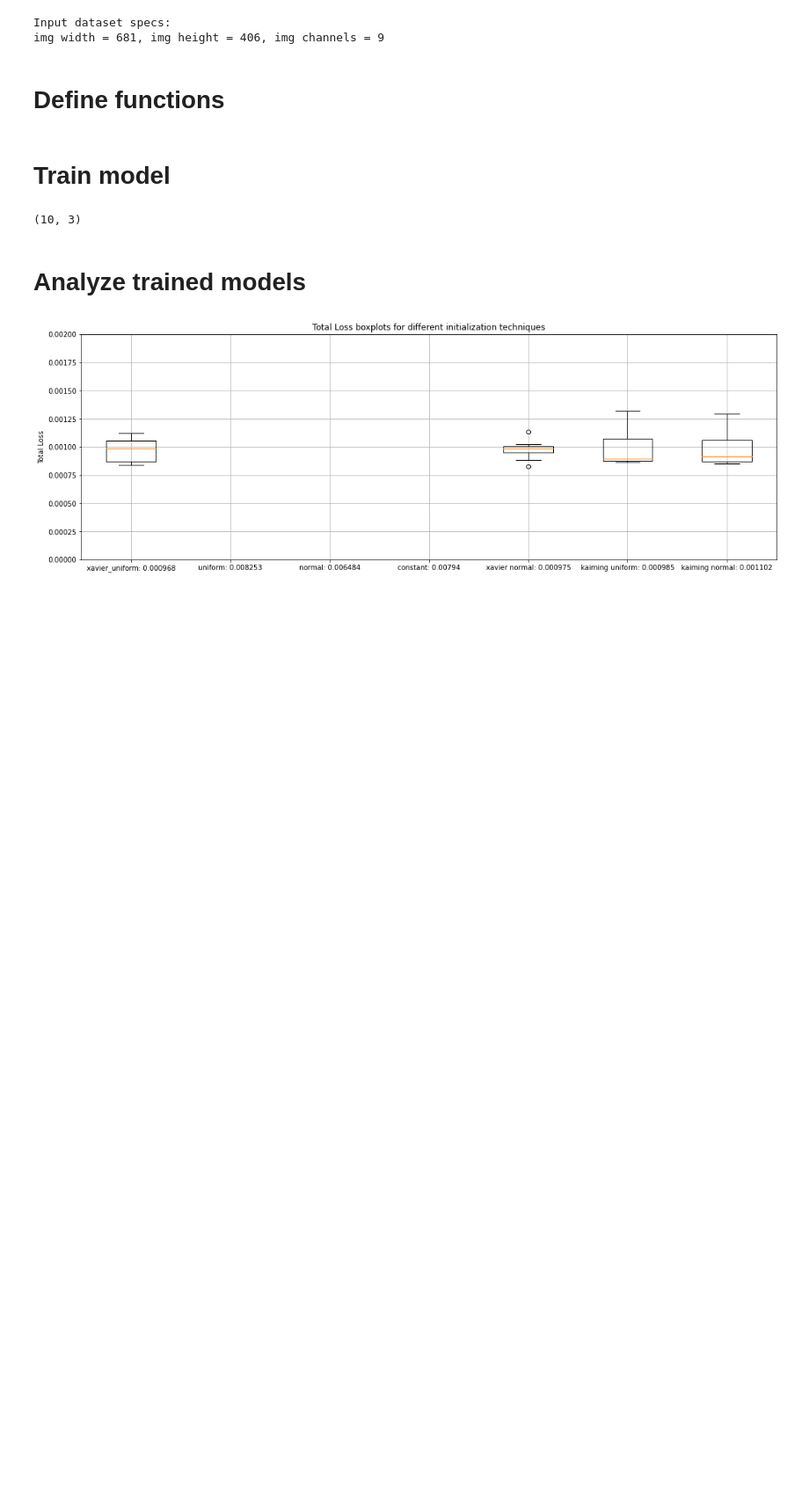
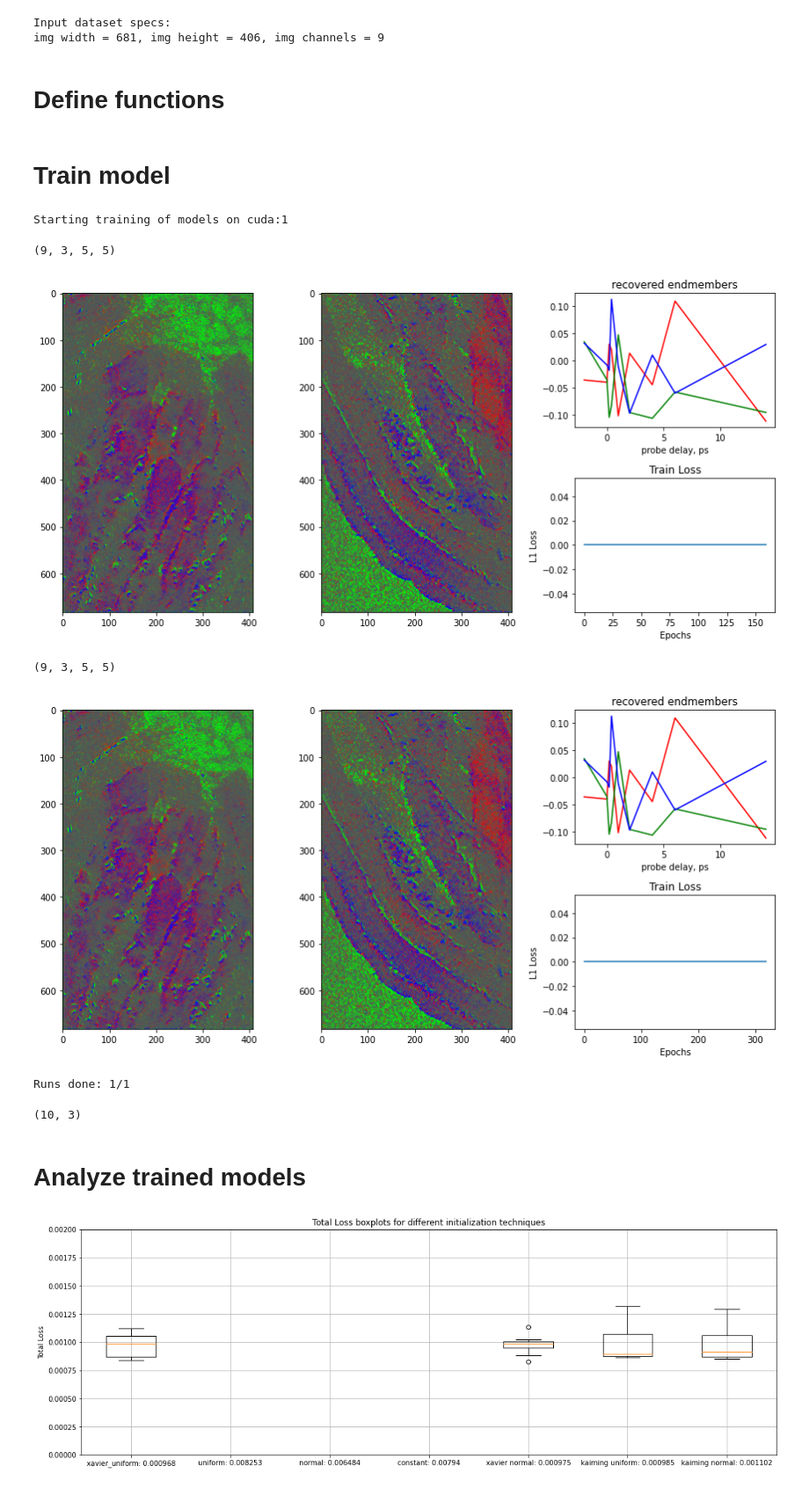
Before and after one commit to arya1080/spectral_autoencoder, a Jupyter notebook: spectral_autoencoder.ipynb, the cells around one changed output. Shown at 88% size. Saved outputs shown, nothing was run; the diff lists cells and outputs as text; code cells hidden in the pictures; blank space fills up the shorter version.

Commit message:
initial baseline model implemented

```diff
--- a/spectral_autoencoder.ipynb
+++ b/spectral_autoencoder.ipynb
@@ -325,22 +302,29 @@ def train_model(model, n_epochs, img_stack, lr):
 # %% [markdown]
 # Train model
 # %%
-loss_arr_ku = []
+loss_arr = []
 
 # number of times the experiment is repeated
-n_runs = 50
-n_epochs = 200
-learning_rate = 1e-2
+n_runs = 1
+n_epochs = 320
+learning_rate = 0.0003
 nch_bottleneck = 3
 
 print('Starting training of models on {}'.format(device))
 n_count = 0
 for i in range(1,n_runs+1):
     model = Net()
     loss, img1, img2 = train_model(model, n_epochs, img_stack, learning_rate)
-    loss_arr_ku.append((loss, img1, img2))
+    loss_arr.append((loss, img1, img2))
     n_count+=1
     print('Runs done: {}/{}'.format(n_count, n_runs))
+# %% [output]
+Starting training of models on cuda:1
+(9, 3, 5, 5)
+[figure, added]
+(9, 3, 5, 5)
+[figure, added]
+Runs done: 1/1
 # %%
 loss_arr_xu_np = np.array(loss_arr_xu)
 print(loss_arr_xu_np.shape)
```
Also changed, not shown: parts of 2 cells of this notebook.
